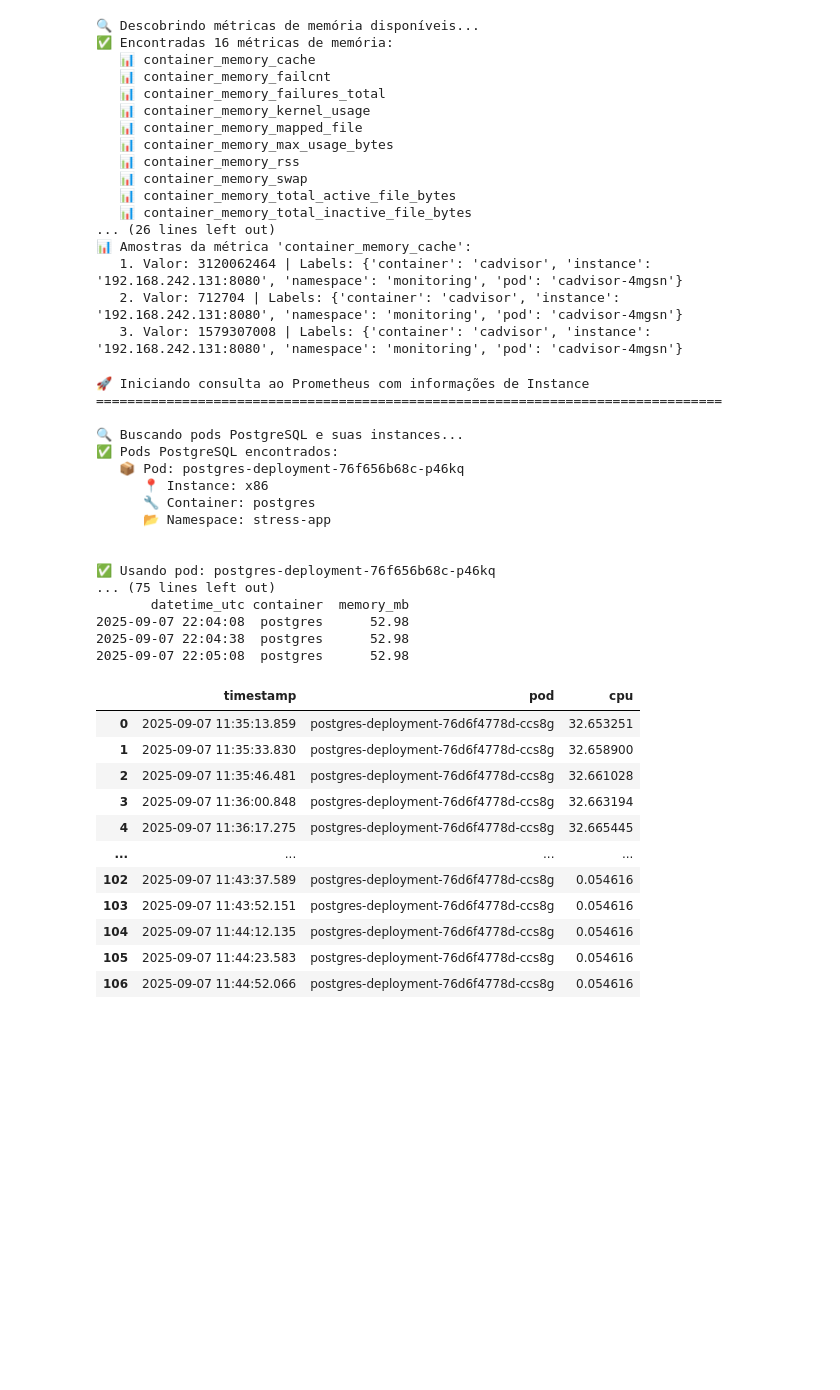
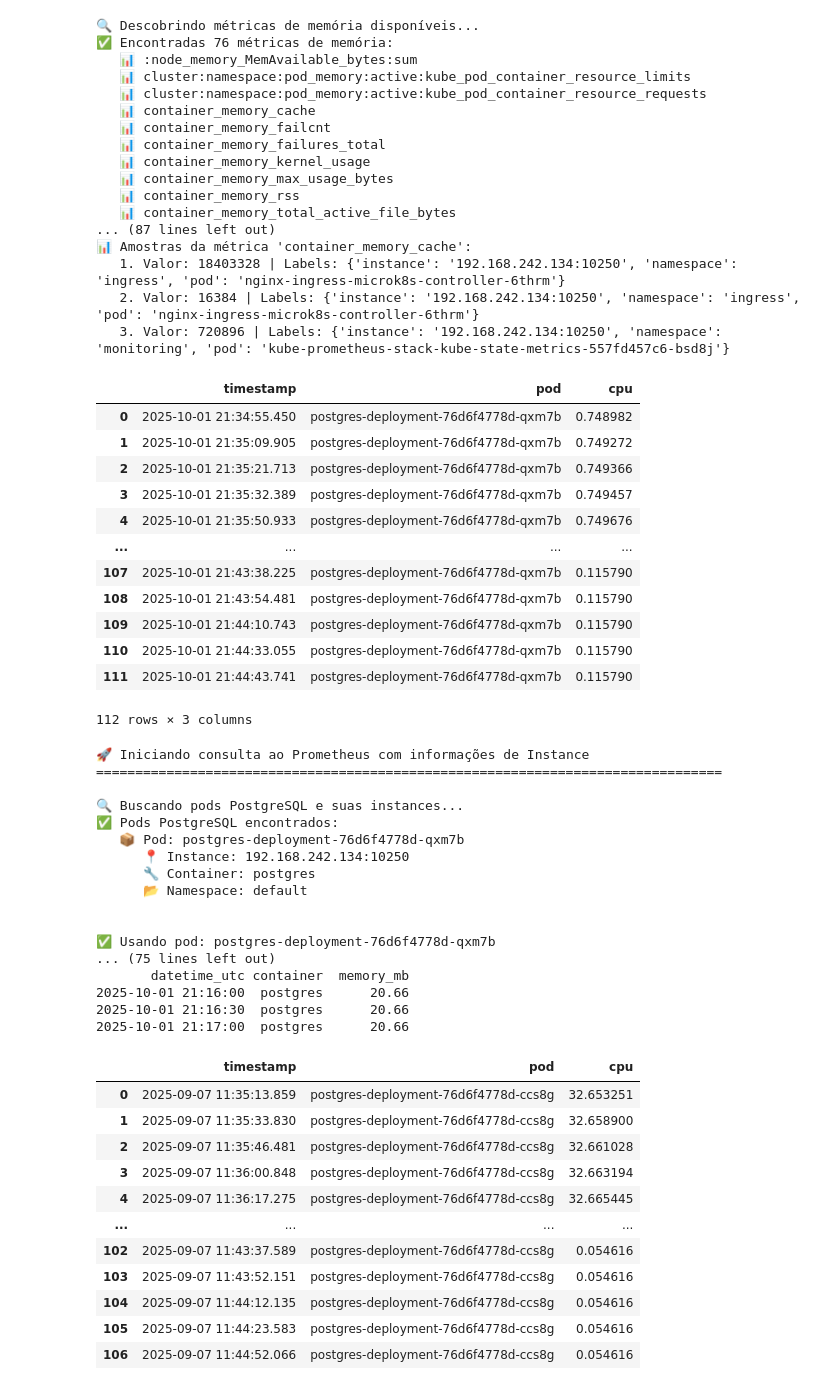
Before and after one commit to leopiresss/flex, a Jupyter notebook: python/analisa_kubernetes/analise.ipynb, the cells around one changed output. Saved outputs shown, nothing was run; the diff lists cells and outputs as text; code cells hidden in the pictures; blank space fills up the shorter version.

Commit message:
novo stress teste

```diff
--- a/python/analisa_kubernetes/analise.ipynb
+++ b/python/analisa_kubernetes/analise.ipynb
@@ -88,7 +88,7 @@ def get_metric_samples(prometheus_url, metric_name, limit=3):
 
 # Uso do script
 if __name__ == "__main__":
-    PROMETHEUS_URL = "http://192.168.242.131:9090"
+    PROMETHEUS_URL = "http://localhost:9090"
 
     # Descobrir métricas
     metrics = discover_memory_metrics(PROMETHEUS_URL)
@@ -110,58 +110,72 @@ if __name__ == "__main__":
             get_metric_samples(PROMETHEUS_URL, metric)
 # %% [output]
 🔍 Descobrindo métricas de memória disponíveis...
-✅ Encontradas 16 métricas de memória:
+✅ Encontradas 76 métricas de memória:
+   📊 :node_memory_MemAvailable_bytes:sum
+   📊 cluster:namespace:pod_memory:active:kube_pod_container_resource_limits
+   📊 cluster:namespace:pod_memory:active:kube_pod_container_resource_requests
    📊 container_memory_cache
    📊 container_memory_failcnt
    📊 container_memory_failures_total
    📊 container_memory_kernel_usage
-   📊 container_memory_mapped_file
    📊 container_memory_max_usage_bytes
    📊 container_memory_rss
-   📊 container_memory_swap
    📊 container_memory_total_active_file_bytes
-   📊 container_memory_total_inactive_file_bytes
-... (26 lines left out)
+... (87 lines left out)
 📊 Amostras da métrica 'container_memory_cache':
-   1. Valor: 3120062464 | Labels: {'container': 'cadvisor', 'instance': '192.168.242.131:8080', 'namespace': 'monitoring', 'pod': 'cadvisor-4mgsn'}
-   2. Valor: 712704 | Labels: {'container': 'cadvisor', 'instance': '192.168.242.131:8080', 'namespace': 'monitoring', 'pod': 'cadvisor-4mgsn'}
-   3. Valor: 1579307008 | Labels: {'container': 'cadvisor', 'instance': '192.168.242.131:8080', 'namespace': 'monitoring', 'pod': 'cadvisor-4mgsn'}
+   1. Valor: 18403328 | Labels: {'instance': '192.168.242.134:10250', 'namespace': 'ingress', 'pod': 'nginx-ingress-microk8s-controller-6thrm'}
+   2. Valor: 16384 | Labels: {'instance': '192.168.242.134:10250', 'namespace': 'ingress', 'pod': 'nginx-ingress-microk8s-controller-6thrm'}
+   3. Valor: 720896 | Labels: {'instance': '192.168.242.134:10250', 'namespace': 'monitoring', 'pod': 'kube-prometheus-stack-kube-state-metrics-557fd457c6-bsd8j'}
 # %%
 import requests
 import pandas as pd
 from datetime import datetime
 
 # URL da API Prometheus
-url = 'http://192.168.242.131:9090/api/v1/query?query=container_cpu_usage_seconds_total{pod=~".*postgres.*"}[10m]'
+url = 'http://localhost:9090/api/v1/query?query=container_cpu_usage_seconds_total{pod=~".*postgres.*"}[10m]'
 
 # Fazendo a requisição GET
 response = requests.get(url)
 data = response.json()  # Converte a resposta para dict
 
 # Verifica se há resultados e estrutura esperada
 results = data.get('data', {}).get('result', [])
 
 # Lista para armazenar os registros
 records = []
 
 # Processa cada resultado
 for item in results:
     # Extrai a série temporal (samples)
     for value in item.get('values', []):
         ts = float(value[0])  # Timestamp UNIX
         cpu_val = float(value[1])
         # Converte timestamp para Data/Hora legível
         dt = datetime.utcfromtimestamp(ts)
 
         # Extrai o nome do pod dos labels
         pod_name = item['metric'].get('pod', 'N/A')
         records.append({"timestamp": dt, "pod": pod_name, "cpu": cpu_val})
 
 # Cria DataFrame
 df = pd.DataFrame(records)
 #df = df.sort_values(by='timestamp', ascending=False)
 # Mostra resultado
 df
+# %% [output]
+|  | timestamp | pod | cpu |
+| 0 | 2025-10-01 21:34:55.450 | postgres-deployment-76d6f4778d-qxm7b | 0.748982 |
+| 1 | 2025-10-01 21:35:09.905 | postgres-deployment-76d6f4778d-qxm7b | 0.749272 |
+| 2 | 2025-10-01 21:35:21.713 | postgres-deployment-76d6f4778d-qxm7b | 0.749366 |
+| 3 | 2025-10-01 21:35:32.389 | postgres-deployment-76d6f4778d-qxm7b | 0.749457 |
+| 4 | 2025-10-01 21:35:50.933 | postgres-deployment-76d6f4778d-qxm7b | 0.749676 |
+| ... | ... | ... | ... |
+| 107 | 2025-10-01 21:43:38.225 | postgres-deployment-76d6f4778d-qxm7b | 0.115790 |
+| 108 | 2025-10-01 21:43:54.481 | postgres-deployment-76d6f4778d-qxm7b | 0.115790 |
+| 109 | 2025-10-01 21:44:10.743 | postgres-deployment-76d6f4778d-qxm7b | 0.115790 |
+| 110 | 2025-10-01 21:44:33.055 | postgres-deployment-76d6f4778d-qxm7b | 0.115790 |
+| 111 | 2025-10-01 21:44:43.741 | postgres-deployment-76d6f4778d-qxm7b | 0.115790 |
+112 rows × 3 columns
 # %%
 import requests
 import pandas as pd
@@ -421,7 +435,7 @@ def list_postgres_pods_with_instances(prometheus_url):
 
 def main():
     # Configurações
-    PROMETHEUS_URL = "http://192.168.242.131:9090"
+    PROMETHEUS_URL = "http://localhost:9090"
 
     print("🚀 Iniciando consulta ao Prometheus com informações de Instance")
     print("=" * 80)
@@ -515,18 +529,18 @@ if __name__ == "__main__":
 
 🔍 Buscando pods PostgreSQL e suas instances...
 ✅ Pods PostgreSQL encontrados:
-   📦 Pod: postgres-deployment-76f656b68c-p46kq
-      📍 Instance: x86
+   📦 Pod: postgres-deployment-76d6f4778d-qxm7b
+      📍 Instance: 192.168.242.134:10250
       🔧 Container: postgres
-      📂 Namespace: stress-app
+      📂 Namespace: default
 
 
-✅ Usando pod: postgres-deployment-76f656b68c-p46kq
+✅ Usando pod: postgres-deployment-76d6f4778d-qxm7b
 ... (75 lines left out)
        datetime_utc container  memory_mb
-2025-09-07 22:04:08  postgres      52.98
-2025-09-07 22:04:38  postgres      52.98
-2025-09-07 22:05:08  postgres      52.98
+2025-10-01 21:16:00  postgres      20.66
+2025-10-01 21:16:30  postgres      20.66
+2025-10-01 21:17:00  postgres      20.66
 # %%
 df
 # %% [output]
```
Also changed, not shown: 43 other files.
